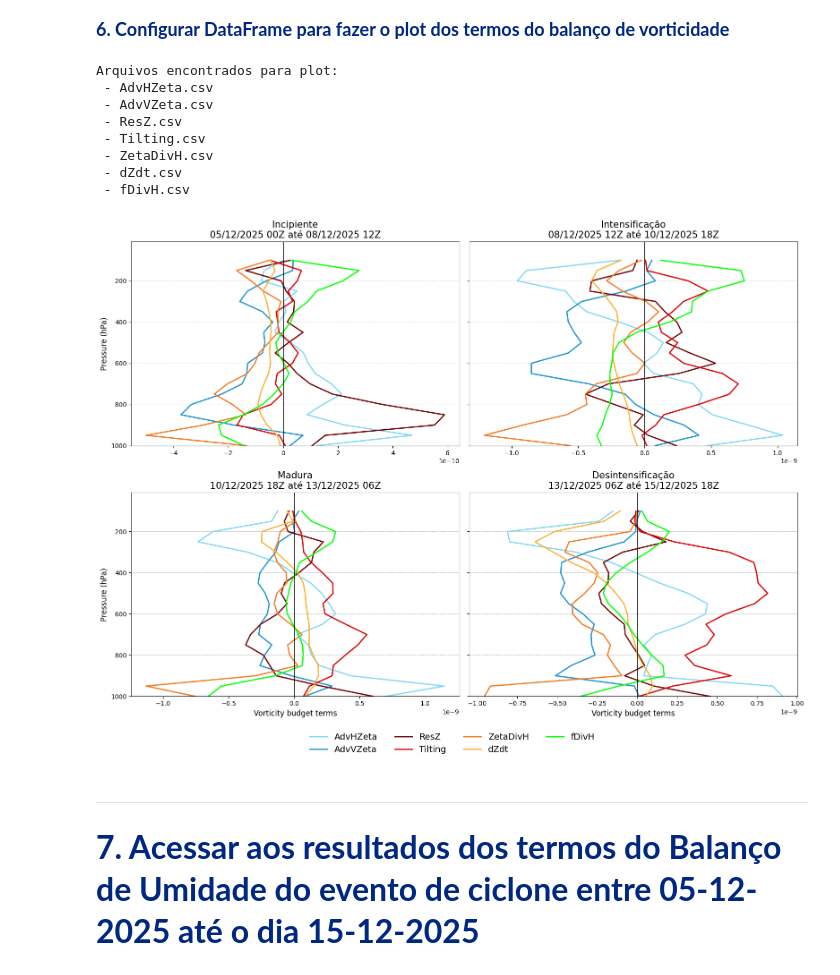
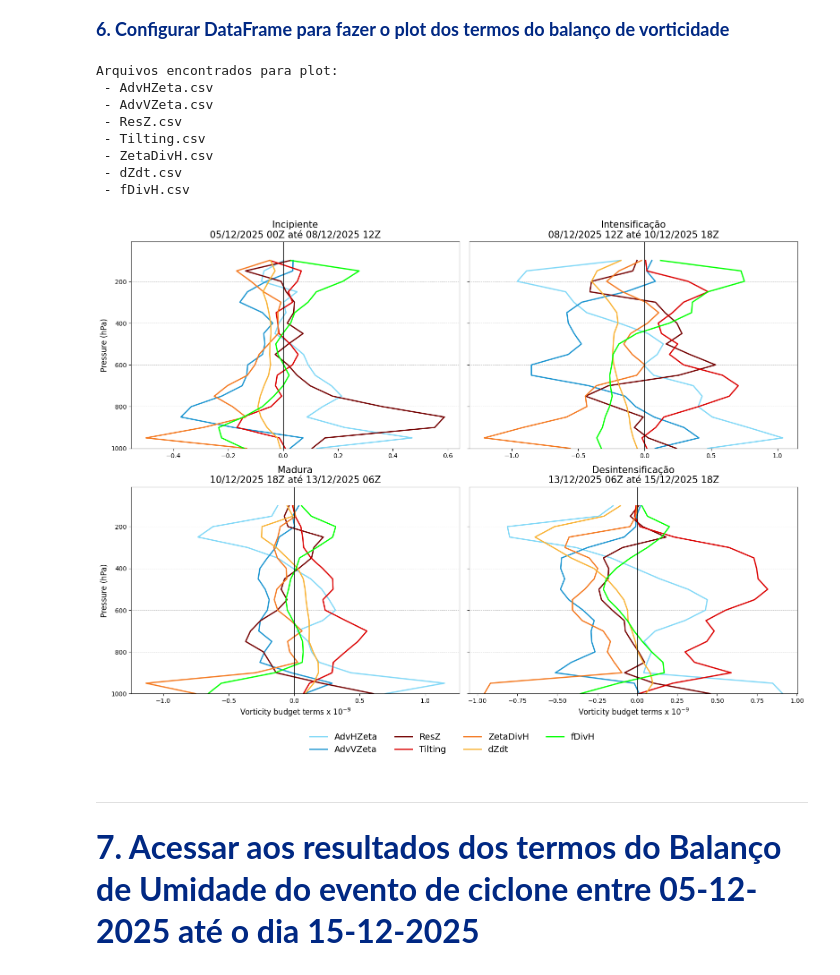
Before and after one commit to RonaldRN/Monitorias_IAG-USP, a Jupyter notebook: Meteorologia-Sinotica-III/2026/Aula-2_Hovmoller_Perfis-verticais/vertical_profile_phases_ciclones.ipynb, the cells around one changed output. Cells and saved outputs as stored; diff of their text form; code cells hidden in the pictures.

```diff
--- a/Meteorologia-Sinotica-III/2026/Aula-2_Hovmoller_Perfis-verticais/vertical_profile_phases_ciclones.ipynb
+++ b/Meteorologia-Sinotica-III/2026/Aula-2_Hovmoller_Perfis-verticais/vertical_profile_phases_ciclones.ipynb
@@ -323,7 +372,7 @@ for ax, (fase_nome, start_date, end_date) in zip(axes, fases):
         df.index = pd.to_numeric(df.index, errors='coerce') / 100
 
         # Garantir que os dados são numéricos
-        df = df.apply(pd.to_numeric, errors='coerce')
+        df = df.apply(pd.to_numeric, errors='coerce') * 1e9
 
         # Selecionar o período da fase
         selected_data = df.loc[:, pd.to_datetime(start_date):pd.to_datetime(end_date)]
@@ -362,7 +411,7 @@ for ax, (fase_nome, start_date, end_date) in zip(axes, fases):
 # Labels apenas na borda externa
 # ==========================================================
 for ax in axes[2:]:
-    ax.set_xlabel('Vorticity budget terms', fontsize=12)
+    ax.set_xlabel('Vorticity budget terms x $10^{-9}$', fontsize=12)
 
 for ax in [axes[0], axes[2]]:
     ax.set_ylabel('Pressure (hPa)', fontsize=12)
@@ -377,34 +426,34 @@ fig.legend(
     ncol=4,
     fontsize=14,
     frameon=False,
     bbox_to_anchor=(0.5, -0.02)
 )
 
 # ==========================================================
 # Ajuste final e salvar figura
 # ==========================================================
 plt.tight_layout(rect=[0, 0.05, 1, 1])
 
 path_out = os.path.join(path_drive, 'ciclone_dec_2025_track', 'Figuras_Perfis_Verticais')
 os.makedirs(path_out, exist_ok=True)
 
 plt.savefig(
     os.path.join(path_out, f'vertical_profiles_4phases_{budget}.png'),
     dpi=300,
     bbox_inches='tight'
 )
 
 plt.show()
 # %% [output]
 Arquivos encontrados para plot:
  - AdvHZeta.csv
  - AdvVZeta.csv
  - ResZ.csv
  - Tilting.csv
  - ZetaDivH.csv
  - dZdt.csv
  - fDivH.csv
-[figure, old version]
+[figure, new version]
 # %% [markdown]
 <hr size=5 color='#002883'>
 
```
Also changed, not shown: parts of 3 cells of this notebook, 1 other file.
